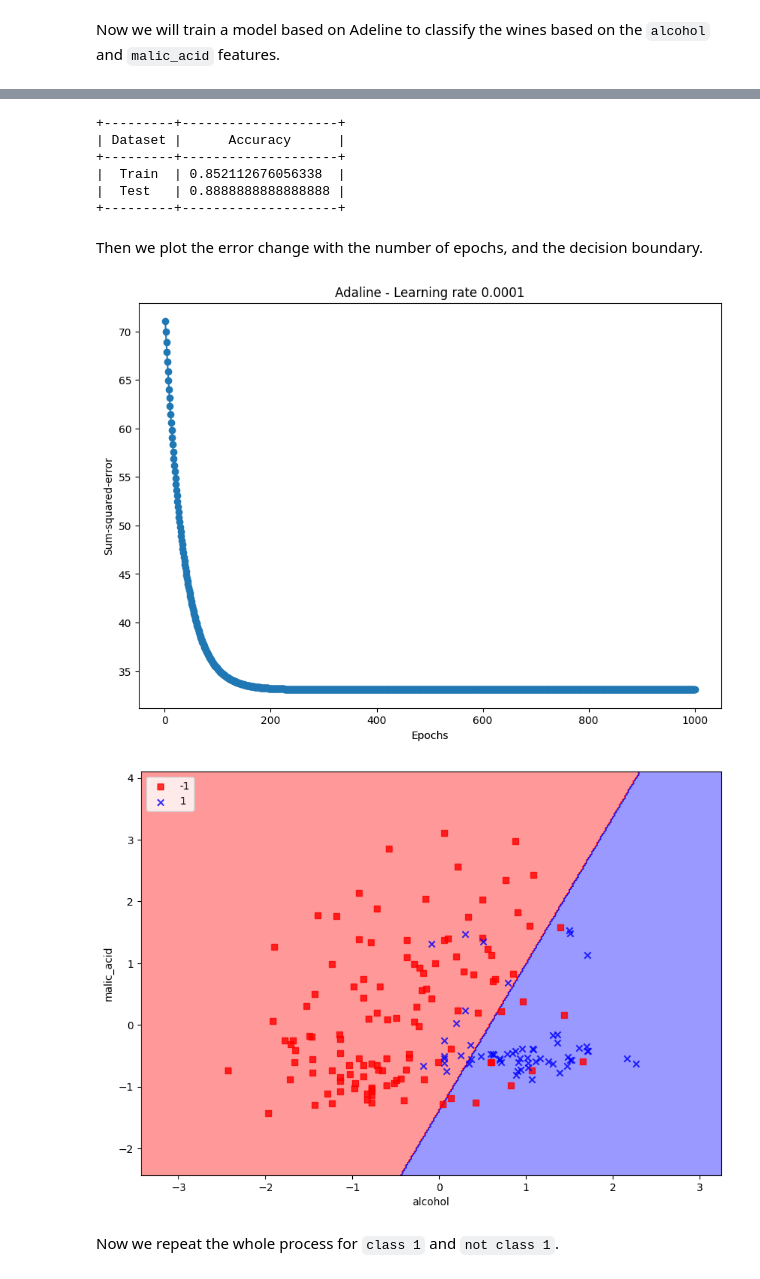
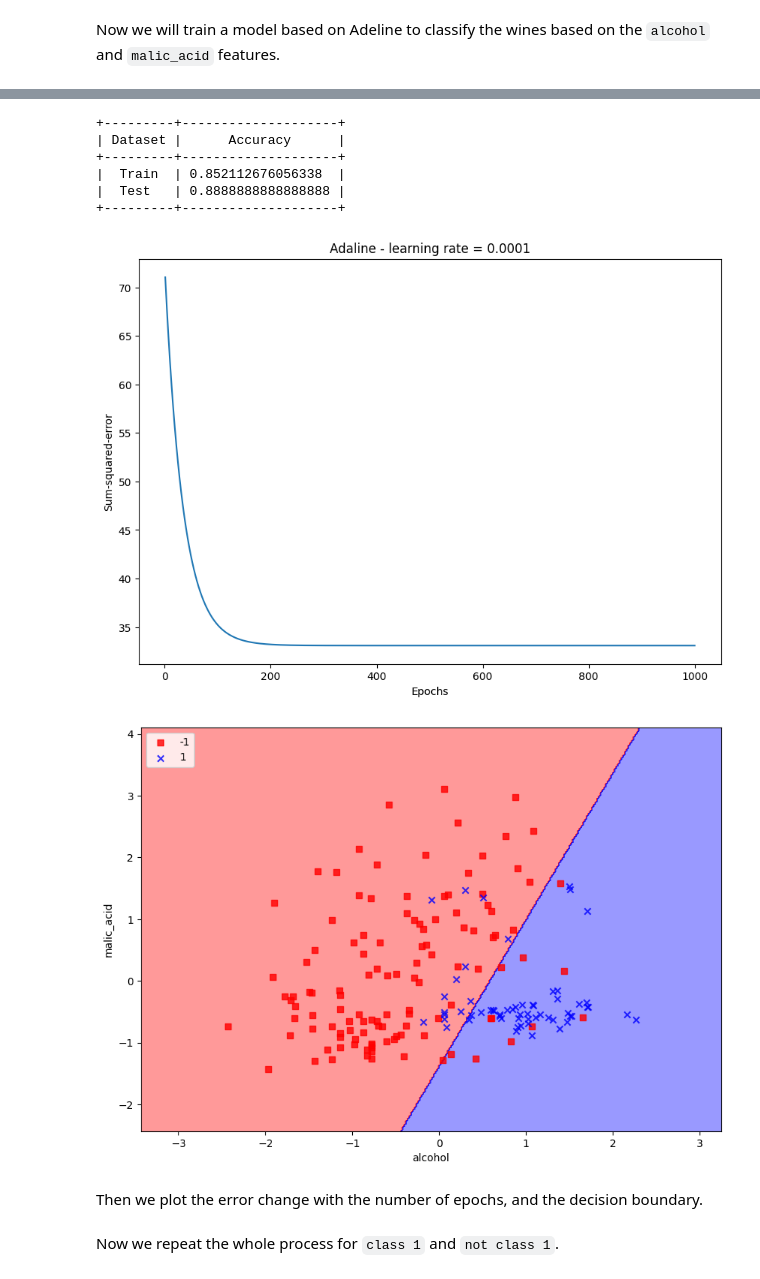
Before and after one commit to Shahriar-0/Neural-Networks-and-Deep-Learning-Course-Projects-S2024, a Jupyter notebook: HW1-FullyConnectedNeuralNetworks/src/3.Adaline&Madaline.ipynb, the cells around one changed output, grey strips where cells are left out. Cells and saved outputs as stored; diff of their text form; code cells hidden in the pictures.

```diff
--- a/HW1-FullyConnectedNeuralNetworks/src/3.Adaline&Madaline.ipynb
+++ b/HW1-FullyConnectedNeuralNetworks/src/3.Adaline&Madaline.ipynb
@@ -142,5 +141,12 @@ class Adaline:
 # %%
-def plot_decision_regions_adeline(x, y, classifier, resolution=0.02):
+def evluate(y_train, y_test, y_train_predicted, y_test_predicted):
+
+    train_accuracy = accuracy_score(y_train, y_train_predicted)
+    test_accuracy = accuracy_score(y_test, y_test_predicted)
+    table = [["Train", train_accuracy], ["Test", test_accuracy]]
+    print(tabulate(table, headers=["Dataset", "Accuracy"], tablefmt="pretty"))
+
+def plot_decision_regions(x, y, classifier, resolution=0.02):
     plt.figure(figsize=(10, 7))
 
     markers = ("s", "x", "o", "^", "v")
@@ -171,11 +177,11 @@ def plot_decision_regions_adeline(x, y, classifier, resolution=0.02):
     plt.ylabel("malic_acid")
     plt.legend(loc="upper left")
     plt.show()
+
+def plot_errors(errors, title: str):
+    plt.figure(figsize=(10, 7))
+    plt.plot(range(1, len(errors) + 1), errors)
+    plt.xlabel("Epochs")
+    plt.ylabel("Sum-squared-error")
+    plt.title(title)
+    plt.show()
-# %%
-def plot_errors(model):
-    plt.figure(figsize=(10, 7))
-    plt.plot(range(1, len(model.cost) + 1), model.cost, marker="o")
-    plt.xlabel("Epochs")
-    plt.ylabel("Sum-squared-error")
-    plt.title("Adaline - Learning rate 0.0001")
-    plt.show()
@@ -200,23 +198,20 @@ test_accuracy = model.accuracy_score(x_test_class_0, y_test_class_0)
-# %%
-table = [["Train", train_accuracy], ["Test", test_accuracy]]
-print(tabulate(table, headers=["Dataset", "Accuracy"], tablefmt="pretty"))
-# %% [output]
-+---------+--------------------+
-| Dataset |      Accuracy      |
-+---------+--------------------+
-|  Train  | 0.852112676056338  |
-|  Test   | 0.8888888888888888 |
-+---------+--------------------+
+# %%
+y_train_class_0_pred = model.predict(x_train_class_0)
+y_test_class_0_pred = model.predict(x_test_class_0)
+evluate(y_train_class_0, y_test_class_0, y_train_class_0_pred, y_test_class_0_pred)
+plot_errors(model.cost, 'Adaline - learning rate = 0.0001')
+plot_decision_regions(x, y_class_0, model)
+# %% [output]
++---------+--------------------+
+| Dataset |      Accuracy      |
++---------+--------------------+
+|  Train  | 0.852112676056338  |
+|  Test   | 0.8888888888888888 |
++---------+--------------------+
+[figure, added]
+[figure, added]
 # %% [markdown]
 Then we plot the error change with the number of epochs, and the decision boundary.
-# %%
-plot_errors(model)
-# %% [output]
-[figure, removed]
-# %%
-plot_decision_regions_adeline(x, y_class_0, classifier=model)
-# %% [output]
-[figure, removed]
 # %% [markdown]
 Now we repeat the whole process for `class 1` and `not class 1`.
 # %%
```
Also changed, not shown: parts of 24 cells of this notebook.
